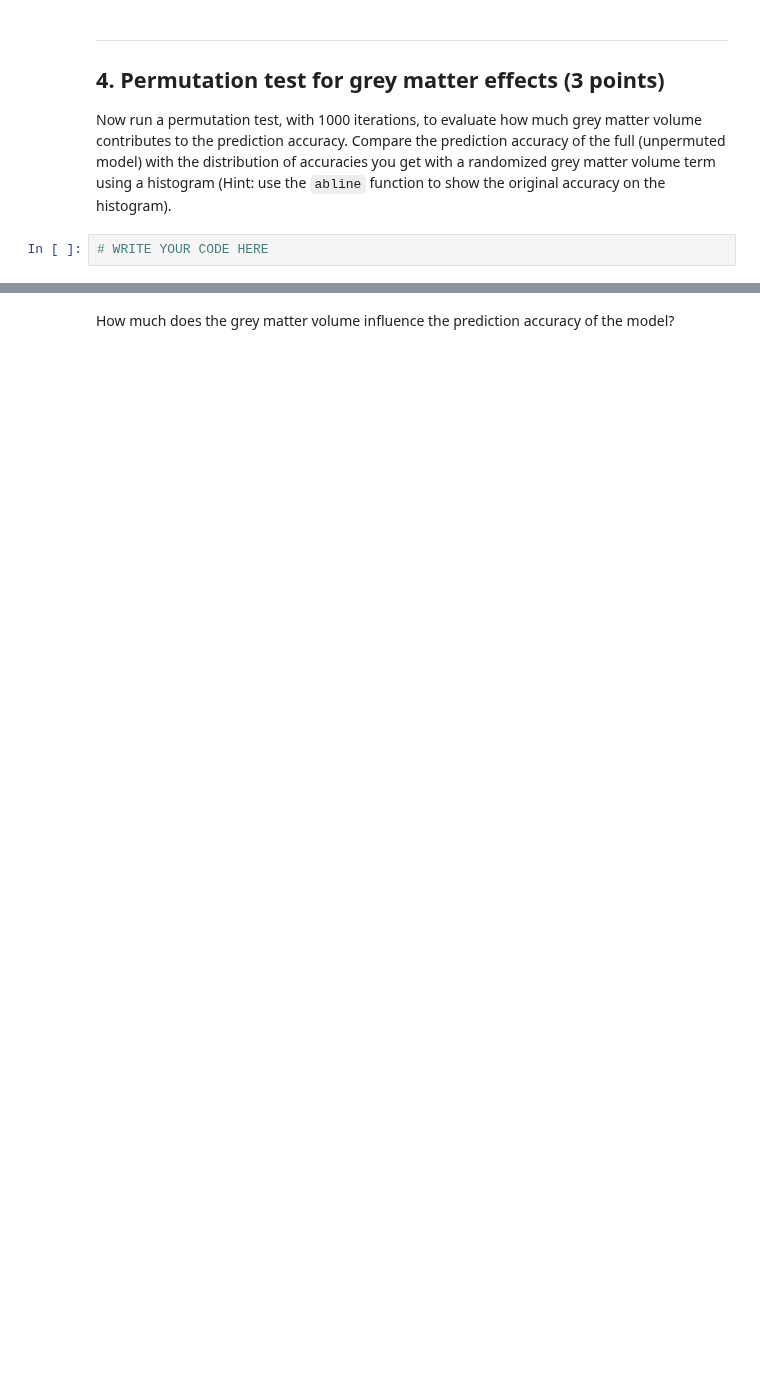
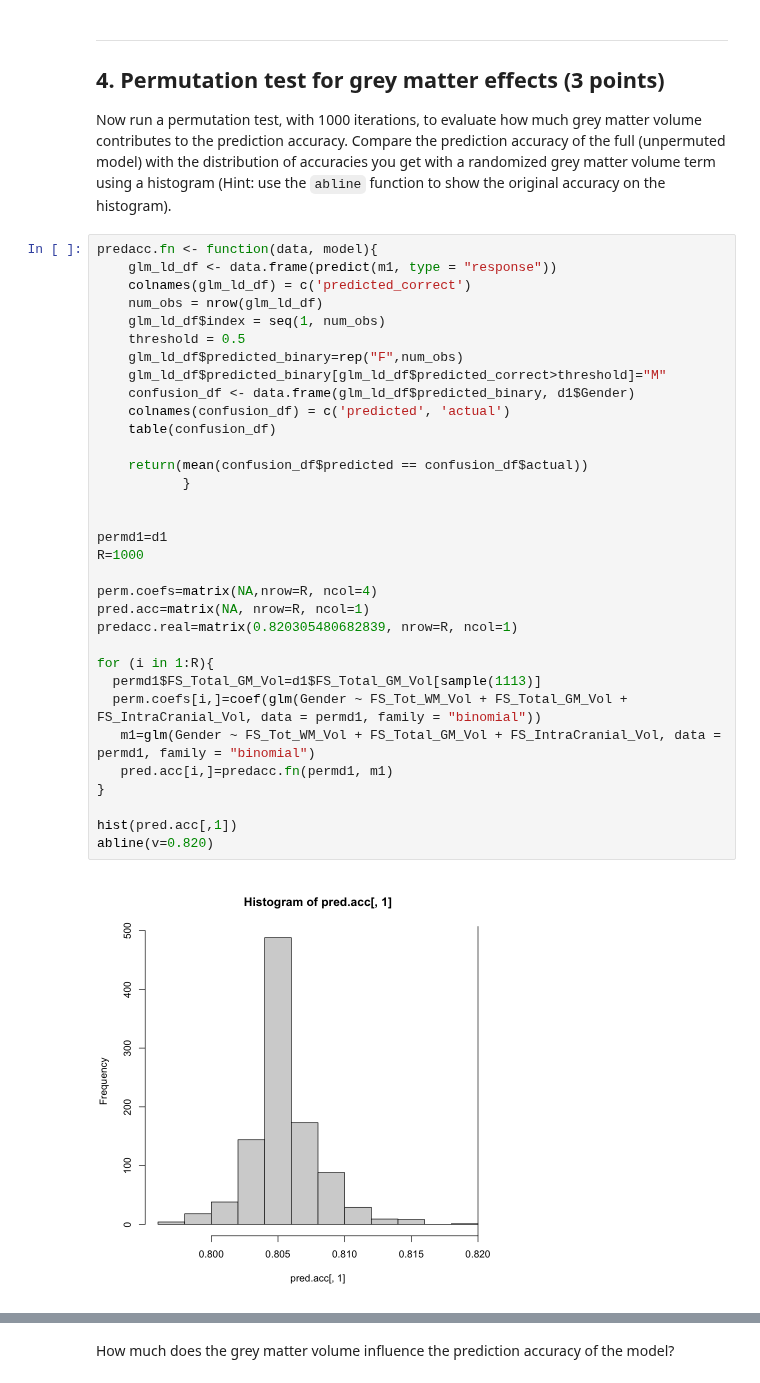
Before and after one commit to sadtangerine/Elie_DSPN_S22, a Jupyter notebook: Homework8.ipynb, the cells around one changed output, grey strips where cells are left out. Saved outputs shown, nothing was run; the diff lists cells and outputs as text; blank space fills up the shorter version.

```diff
--- a/Homework8.ipynb
+++ b/Homework8.ipynb
@@ -115,5 +180,38 @@ How robust is the prediction accuracy of the full model?
 ## 4. Permutation test for grey matter effects (3 points)
 
 Now run a permutation test, with 1000 iterations, to evaluate how much grey matter volume contributes to the prediction accuracy. Compare the prediction accuracy of the full (unpermuted model) with the distribution of accuracies you get with a randomized grey matter volume term using a histogram (Hint: use the `abline` function to show the original accuracy on the histogram).
-# %%
-# WRITE YOUR CODE HERE
+# %%
+predacc.fn <- function(data, model){
+    glm_ld_df <- data.frame(predict(m1, type = "response"))
+    colnames(glm_ld_df) = c('predicted_correct')
+    num_obs = nrow(glm_ld_df)
+    glm_ld_df$index = seq(1, num_obs)
+    threshold = 0.5
+    glm_ld_df$predicted_binary=rep("F",num_obs)
+    glm_ld_df$predicted_binary[glm_ld_df$predicted_correct>threshold]="M"
+    confusion_df <- data.frame(glm_ld_df$predicted_binary, d1$Gender)
+    colnames(confusion_df) = c('predicted', 'actual')
+    table(confusion_df)
+
+    return(mean(confusion_df$predicted == confusion_df$actual))
+           }
+
+
+permd1=d1
+R=1000
+
+perm.coefs=matrix(NA,nrow=R, ncol=4)
+pred.acc=matrix(NA, nrow=R, ncol=1)
+predacc.real=matrix(0.820305480682839, nrow=R, ncol=1)
+
+for (i in 1:R){
+  permd1$FS_Total_GM_Vol=d1$FS_Total_GM_Vol[sample(1113)]
+  perm.coefs[i,]=coef(glm(Gender ~ FS_Tot_WM_Vol + FS_Total_GM_Vol + FS_IntraCranial_Vol, data = permd1, family = "binomial"))
+   m1=glm(Gender ~ FS_Tot_WM_Vol + FS_Total_GM_Vol + FS_IntraCranial_Vol, data = permd1, family = "binomial")
+   pred.acc[i,]=predacc.fn(permd1, m1)
+}
+
+hist(pred.acc[,1])
+abline(v=0.820)
+# %% [output]
+[figure, added]
```
Also changed, not shown: parts of 21 cells of this notebook.
